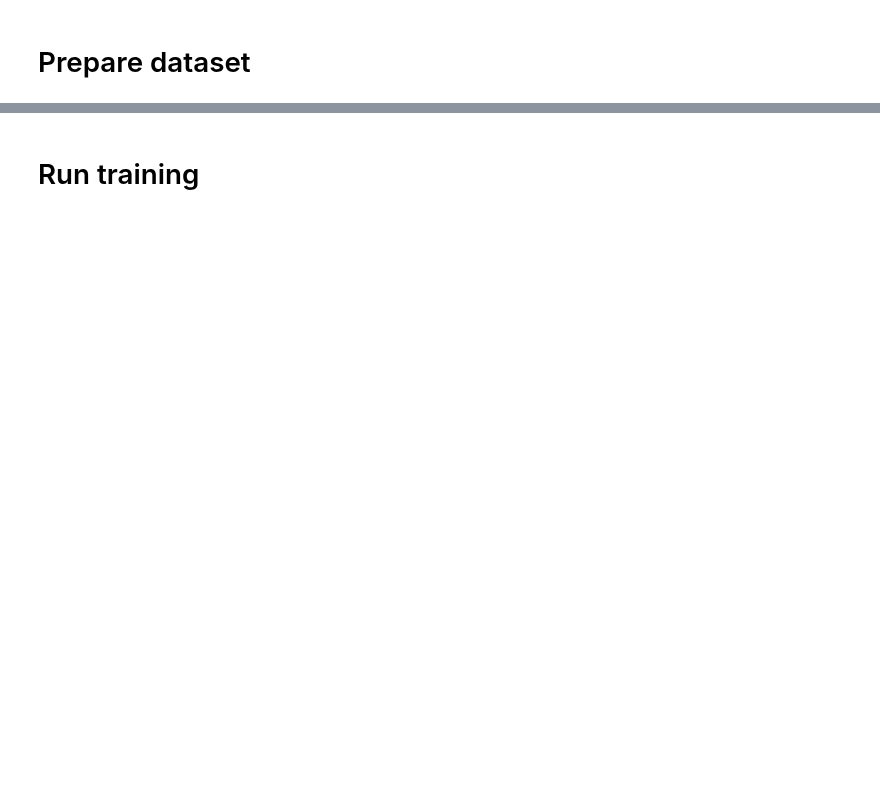
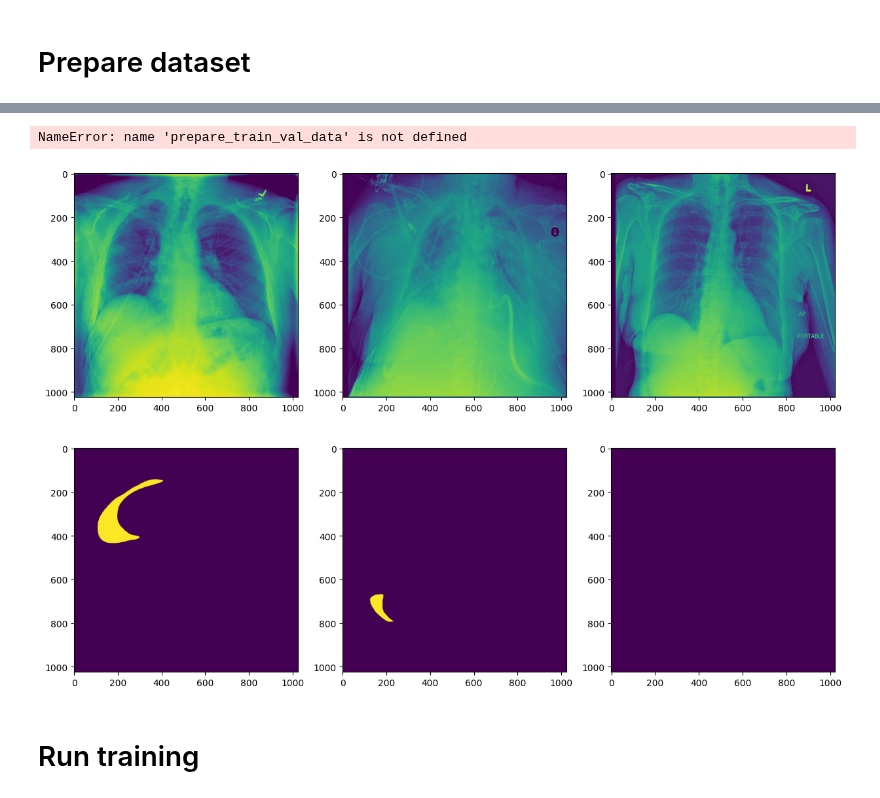
Before and after one commit to maju116/pyplatypus, a Jupyter notebook: examples/siim_acr.ipynb, the cells around one changed output, grey strips where cells are left out. Cells and saved outputs as stored; diff of their text form; code cells hidden in the pictures; blank space fills up the shorter version.

Commit message:
Add plots

```diff
--- a/examples/siim_acr.ipynb
+++ b/examples/siim_acr.ipynb
@@ -11,10 +19,5 @@ import shutil
 # %% [markdown]
 # Prepare dataset
-# %%
-train_paths = sorted(glob('/home/johnny/Documents/pyplatypus/data/dicom-images-train/*/*/*.dcm'))
-test_paths = sorted(glob('/home/johnny/Documents/pyplatypus/data/dicom-images-test/*/*/*.dcm'))
-data_df = pd.read_csv('/home/johnny/Documents/pyplatypus/data/train-rle.csv')
-data_path = "/home/johnny/Documents/pyplatypus/data/training_data"
 # %%
 def rle2mask(rle, width, height):
     mask= np.zeros(width* height)
@@ -76,2 +68,21 @@ for path in train_paths:
+# %%
+raw_data_paths = sorted(glob('/home/johnny/Documents/pyplatypus/data/dicom-images-train/*/*/*.dcm'))
+data_path = "/home/johnny/Documents/pyplatypus/examples/data"
+csv_path = "/home/johnny/Documents/pyplatypus/data/train-rle.csv"
+prepare_train_val_data(raw_data_paths, csv_path, data_path)
+# %% [output]
+NameError: name 'prepare_train_val_data' is not defined
+# %%
+random_imgs_idxs = np.random.choice([i.split("_")[1] for i in os.listdir(data_path + "/siim_training")], 3)
+fig, axs = plt.subplots(2, 3, figsize=(15,10))
+for idx, random_imgs_idx in enumerate(random_imgs_idxs):
+    img_path = data_path + f"/siim_training/image_{random_imgs_idx}/images/image_{random_imgs_idx}.dcm"
+    mask_path = data_path + f"/siim_training/image_{random_imgs_idx}/masks/mask_{random_imgs_idx}.png"
+    img = pydicom.dcmread(img_path).pixel_array
+    mask = plt.imread(mask_path)
+    axs[0, idx].imshow(img)
+    axs[1, idx].imshow(mask)
+# %% [output]
+[figure, added]
 # %% [markdown]
 # Run training
```
Also changed, not shown: parts of 8 cells of this notebook, 1 other file.
